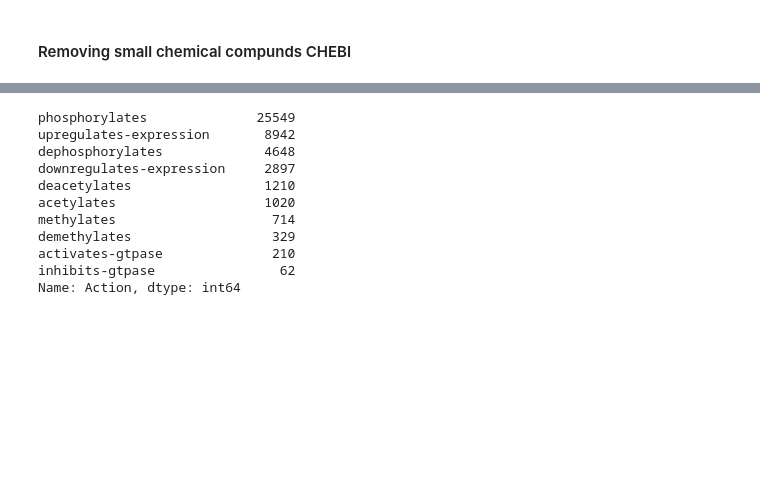
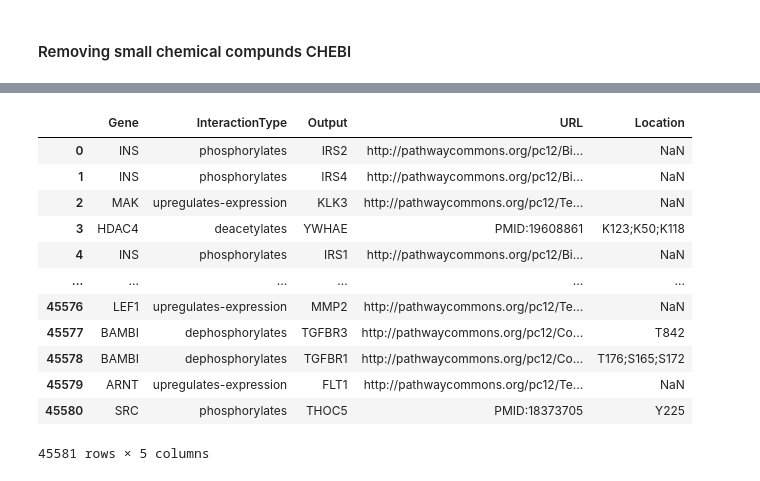
Before and after one commit to KisanThapa/GeneMutationClassification, a Jupyter notebook: notebook.ipynb, the cells around one changed output, grey strips where cells are left out. Drawn from its saved outputs; the diff is of its cells as text; code cells hidden in the pictures; blank space fills up the shorter version.

```diff
--- a/notebook.ipynb
+++ b/notebook.ipynb
@@ -180,14 +192,18 @@ newdf3
-# %%
-newdf3['Action'].value_counts()
-# %% [output]
-phosphorylates              25549
-upregulates-expression       8942
-dephosphorylates             4648
-downregulates-expression     2897
-deacetylates                 1210
-acetylates                   1020
-methylates                    714
-demethylates                  329
-activates-gtpase              210
-inhibits-gtpase                62
-Name: Action, dtype: int64
+# %%
+causal_pr = causal_prior[~causal_prior["Output"].str.contains("CHEBI")]
+causal_pr.reset_index(drop=True, inplace=True)
+causal_pr
+# %% [output]
+|  | Gene | InteractionType | Output | URL | Location |
+| 0 | INS | phosphorylates | IRS2 | http://pathwaycommons.org/pc12/Bi... | NaN |
+| 1 | INS | phosphorylates | IRS4 | http://pathwaycommons.org/pc12/Bi... | NaN |
+| 2 | MAK | upregulates-expression | KLK3 | http://pathwaycommons.org/pc12/Te... | NaN |
+| 3 | HDAC4 | deacetylates | YWHAE | PMID:19608861 | K123;K50;K118 |
+| 4 | INS | phosphorylates | IRS1 | http://pathwaycommons.org/pc12/Bi... | NaN |
+| ... | ... | ... | ... | ... | ... |
+| 45576 | LEF1 | upregulates-expression | MMP2 | http://pathwaycommons.org/pc12/Te... | NaN |
+| 45577 | BAMBI | dephosphorylates | TGFBR3 | http://pathwaycommons.org/pc12/Co... | T842 |
+| 45578 | BAMBI | dephosphorylates | TGFBR1 | http://pathwaycommons.org/pc12/Co... | T176;S165;S172 |
+| 45579 | ARNT | upregulates-expression | FLT1 | http://pathwaycommons.org/pc12/Te... | NaN |
+| 45580 | SRC | phosphorylates | THOC5 | PMID:18373705 | Y225 |
+45581 rows × 5 columns
```
Also changed, not shown: parts of 20 cells of this notebook, 3 other files.
